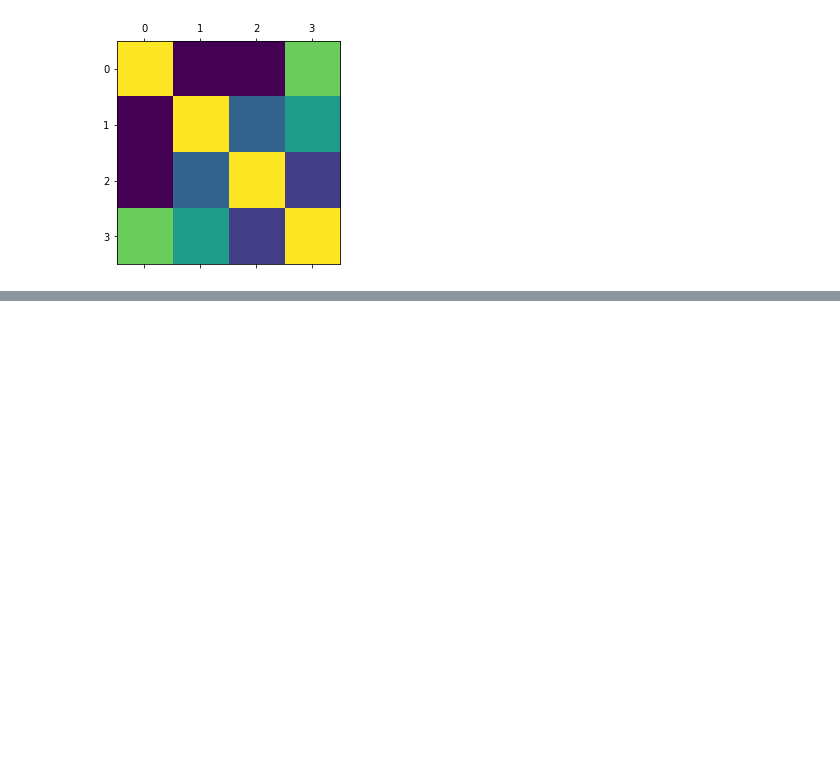
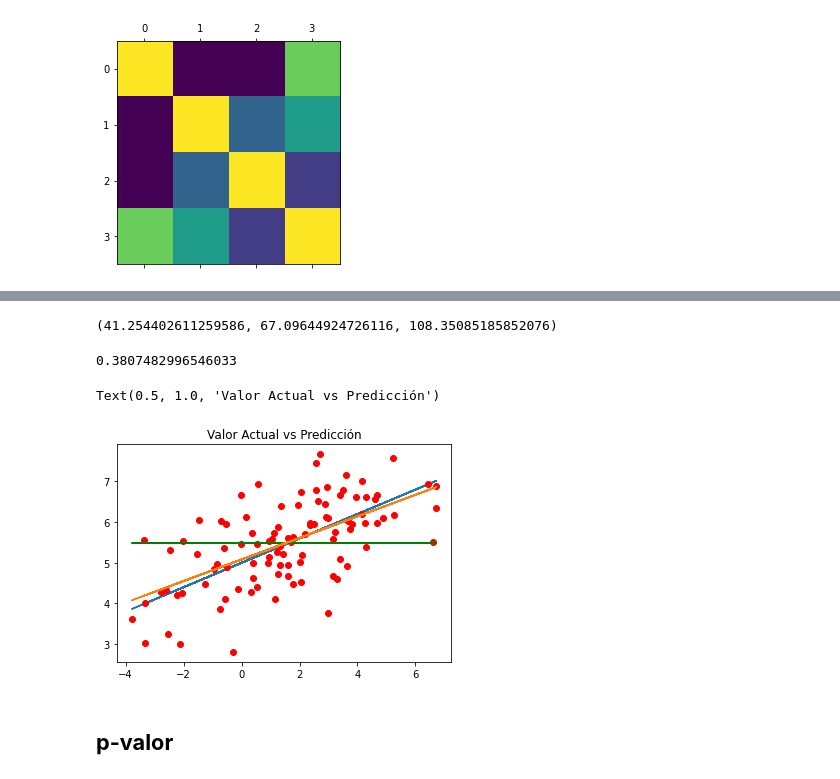
Before and after one commit to albertocino/python-ml-course, a Jupyter notebook: ML_Course.ipynb, the cells around one changed output, grey strips where cells are left out. Cells and saved outputs as stored; diff of their text form; code cells hidden in the pictures; blank space fills up the shorter version.

```diff
--- a/ML_Course.ipynb
+++ b/ML_Course.ipynb
@@ -1450,0 +1552,3 @@ plt.matshow(data_ads1.corr())
+# %%
+data["beta_num"] = (data["x"]-x_mean)*(data["y_actual"]-y_mean)
+data["beta_denom"] = (data["x"]-x_mean)**2
@@ -1450,0 +1561,3 @@ plt.matshow(data_ads1.corr())
+# %%
+data["y_model"] = alpha + beta * data["x"]
+data.head()
@@ -1450,0 +1575,25 @@ plt.matshow(data_ads1.corr())
+# %%
+SSR = sum((data["y_model"]-y_mean)**2)
+SSD = sum((data["y_model"]-data["y_actual"])**2)
+SST = sum((data["y_actual"]-y_mean)**2)
+SSR, SSD, SST
+# %% [output]
+(41.254402611259586, 67.09644924726116, 108.35085185852076)
+# %%
+R2 = SSR / SST
+R2
+# %% [output]
+0.3807482996546033
+# %%
+y_mean = [np.mean(y_act) for i in range(1, len(x_list) + 1)]
+%matplotlib inline
+plt.plot(data["x"],data["y_prediccion"])
+plt.plot(data["x"], data["y_actual"], "ro")
+plt.plot(data["x"],y_mean, "g")
+plt.plot(data["x"], data["y_model"])
+plt.title("Valor Actual vs Predicción")
+# %% [output]
+Text(0.5, 1.0, 'Valor Actual vs Predicción')
+[figure, added]
+# %% [markdown]
+## **p-valor**
```
Also changed, not shown: parts of 154 cells of this notebook.
